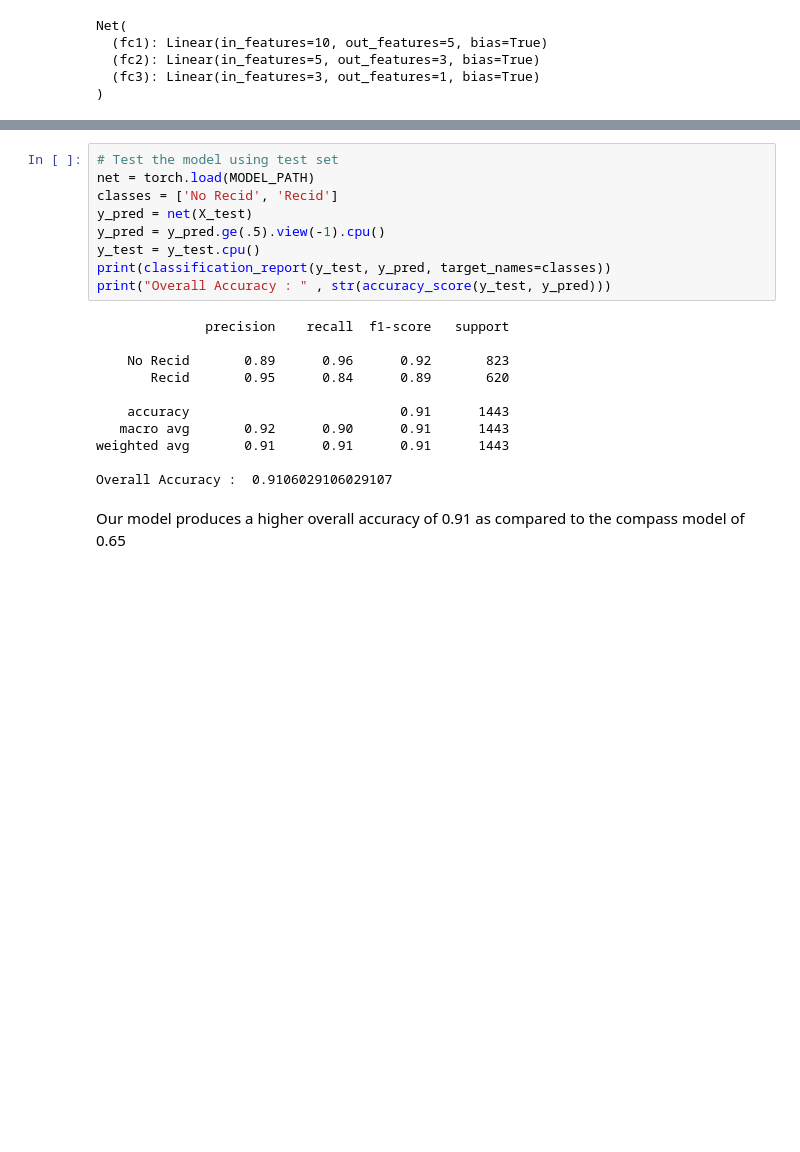
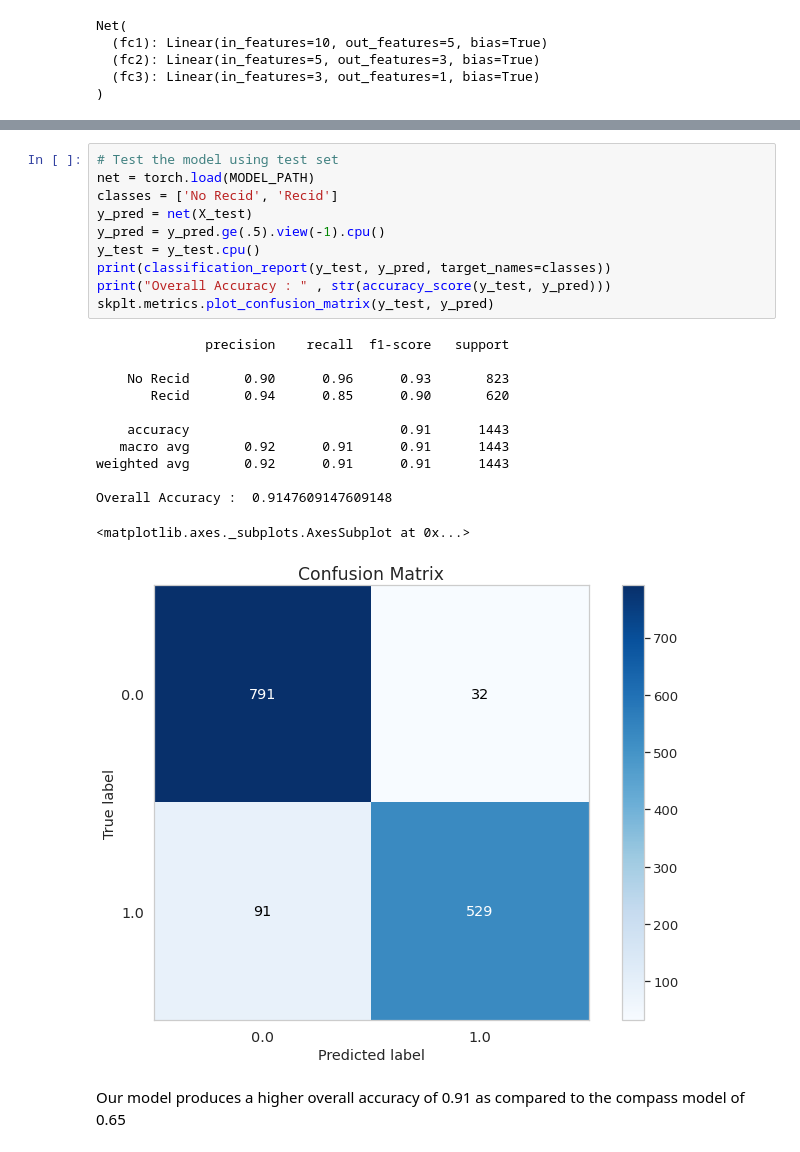
Before and after one commit to irmanfaqrizal/datascience, a Jupyter notebook: secondpart.ipynb, the cells around one changed output, grey strips where cells are left out. Saved outputs shown, nothing was run; the diff lists cells and outputs as text; blank space fills up the shorter version.

```diff
--- a/secondpart.ipynb
+++ b/secondpart.ipynb
@@ -190,23 +190,26 @@ Test  set - loss: 0.263, accuracy: 0.91
 # %%
 # Test the model using test set
 net = torch.load(MODEL_PATH)
 classes = ['No Recid', 'Recid']
 y_pred = net(X_test)
 y_pred = y_pred.ge(.5).view(-1).cpu()
 y_test = y_test.cpu()
 print(classification_report(y_test, y_pred, target_names=classes))
 print("Overall Accuracy : " , str(accuracy_score(y_test, y_pred)))
+skplt.metrics.plot_confusion_matrix(y_test, y_pred)
 # %% [output]
               precision    recall  f1-score   support
 
-    No Recid       0.89      0.96      0.92       823
-       Recid       0.95      0.84      0.89       620
+    No Recid       0.90      0.96      0.93       823
+       Recid       0.94      0.85      0.90       620
 
     accuracy                           0.91      1443
-   macro avg       0.92      0.90      0.91      1443
-weighted avg       0.91      0.91      0.91      1443
+   macro avg       0.92      0.91      0.91      1443
+weighted avg       0.92      0.91      0.91      1443
 
-Overall Accuracy :  0.9106029106029107
+Overall Accuracy :  0.9147609147609148
+<matplotlib.axes._subplots.AxesSubplot at 0x...>
+[figure, added]
 # %% [markdown]
 Our model produces a higher overall accuracy of 0.91 as compared to the compass model of 0.65
 # %% [markdown]
```
Also changed, not shown: parts of 11 cells of this notebook.
